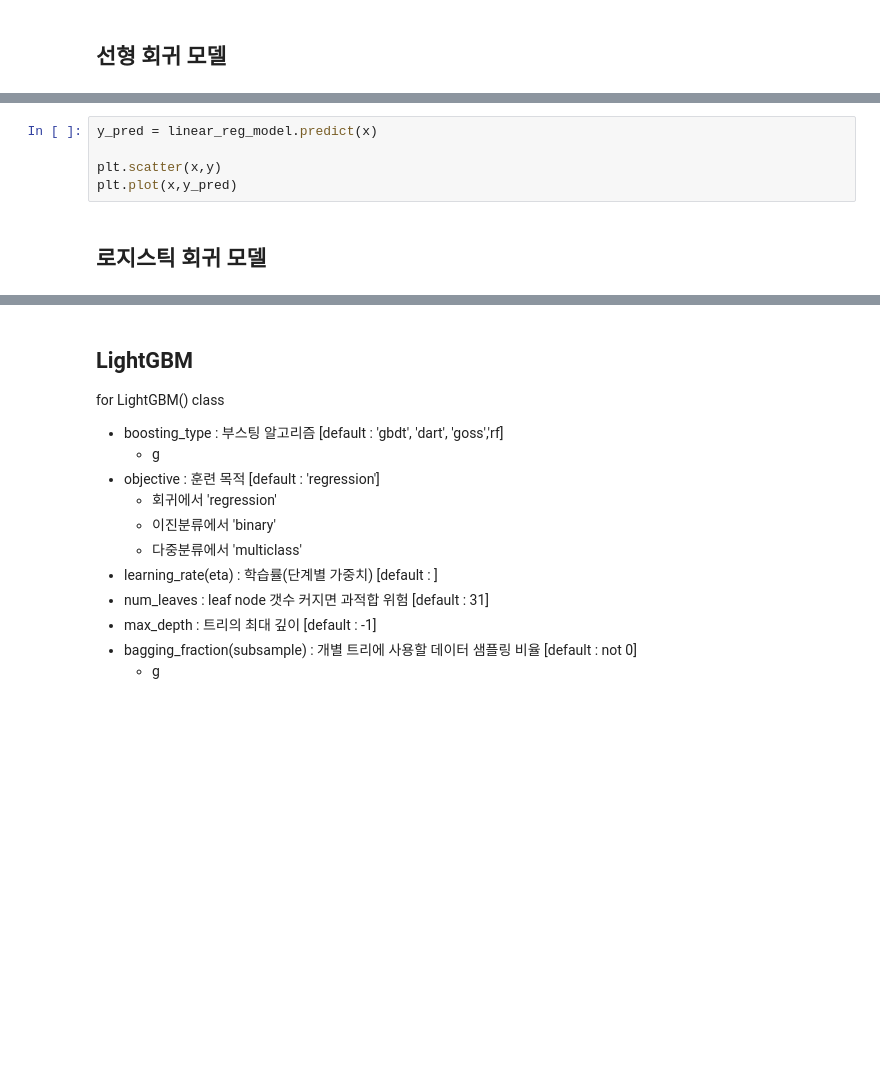
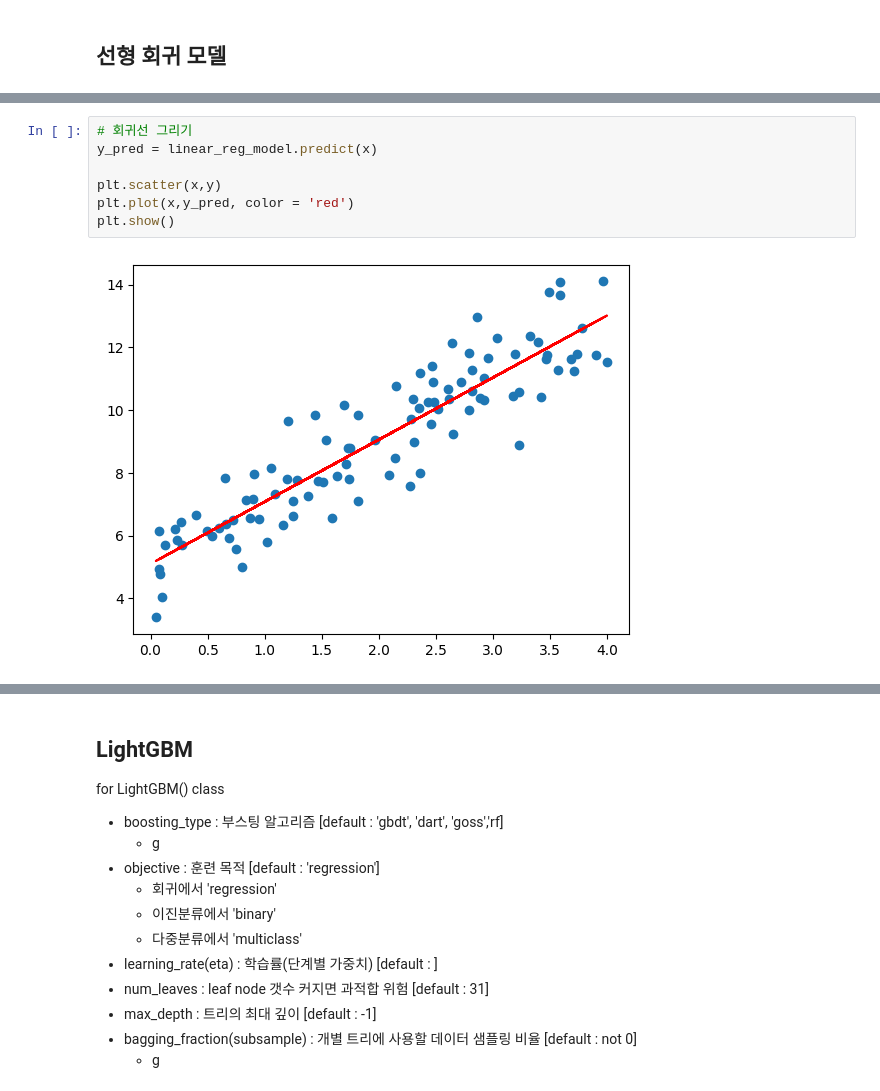
Before and after one commit to sooyoung-wind/python-practice, a Jupyter notebook: Must_Have/chapter5.ipynb, the cells around one changed output, grey strips where cells are left out. Cells and saved outputs as stored; diff of their text form; blank space fills up the shorter version.

```diff
--- a/Must_Have/chapter5.ipynb
+++ b/Must_Have/chapter5.ipynb
@@ -404,8 +463,9 @@ print('w1 : ', linear_reg_model.coef_)
 # %%
+# 회귀선 그리기
 y_pred = linear_reg_model.predict(x)
 
 plt.scatter(x,y)
-plt.plot(x,y_pred)
+plt.plot(x,y_pred, color = 'red')
+plt.show()
+# %% [output]
+[figure, added]
-# %% [markdown]
-<a name="로지스틱-회귀-모델"></a>
-## 로지스틱 회귀 모델
```
Also changed, not shown: parts of 36 cells of this notebook.
